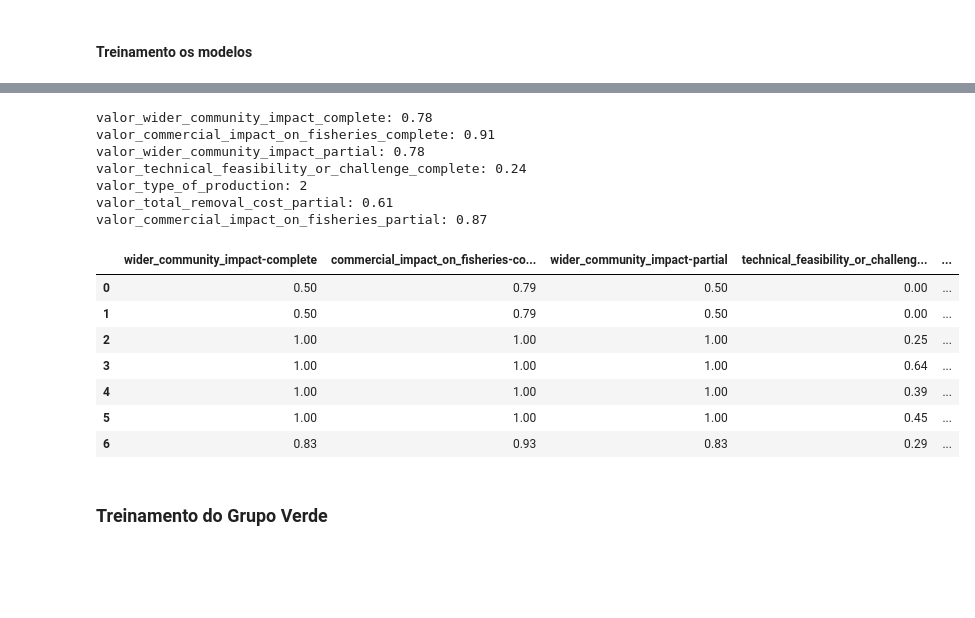
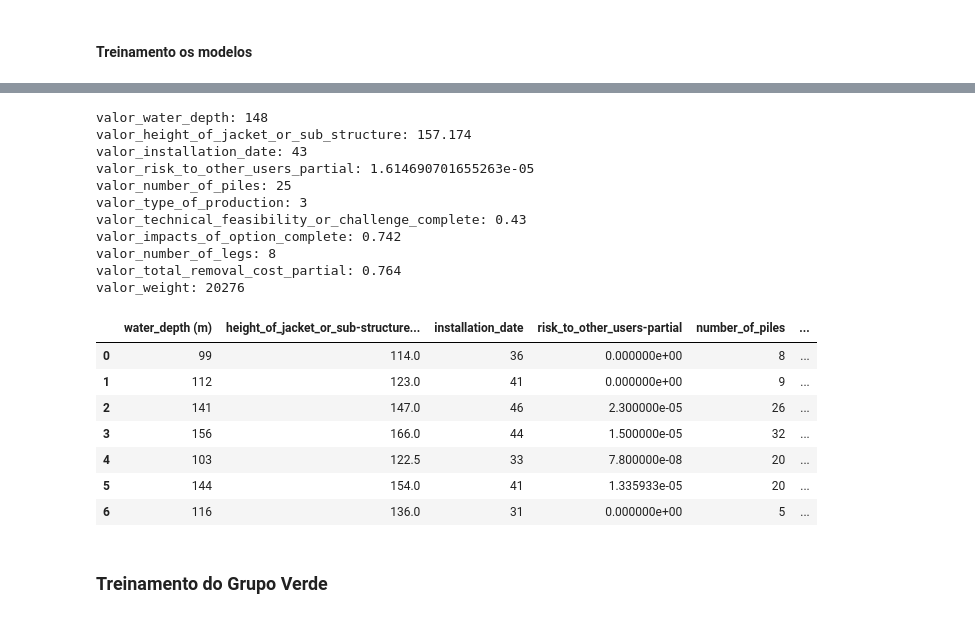
Before and after one commit to JailonWilliam/offshore-platform-decommissioning, a Jupyter notebook: notebooks/regressao_linear.ipynb, the cells around one changed output, grey strips where cells are left out. Drawn from its saved outputs; the diff is of its cells as text; code cells hidden in the pictures; blank space fills up the shorter version.

```diff
--- a/notebooks/regressao_linear.ipynb
+++ b/notebooks/regressao_linear.ipynb
@@ -13,10 +13,15 @@ import matplotlib.pyplot as plt
 
 from sklearn.decomposition import PCA
 from sklearn.linear_model import LinearRegression
+
+# Configurações para exibição do DataFrame
+pd.set_option('display.max_columns', None)  # Mostrar todas as colunas
+pd.set_option('display.max_rows', None)     # Mostrar todas as linhas
+pd.set_option('display.max_colwidth', None) # Mostrar todo o conteúdo das células
 # %% [markdown]
 ## Criação dos modelos de regressão para novos registros
 # %%
-df = pd.read_csv("../dados/plataforma.csv")
+df = pd.read_csv("../dados/nova_plataforma.csv")
 # %%
 df.head(7)
 # %% [output]
@@ -36,4 +40,4 @@ df.head(7)
 # %%
-colunas_para_dropar = ["impacts_of_option-partial", "total_removal_cost-complete", "platform"]
+colunas_para_dropar = ['platform', 'recommended (1 partial; 2 complete)', 'impacts_of_option-partial']
 df[colunas_para_dropar]
 # %% [output]
@@ -212,34 +282,44 @@ valor_commercial_impact_on_fisheries_partial = round(commercial_impact_on_fisher
 # %%
 # Raiz
-print(f"valor_wider_community_impact_complete: {valor_wider_community_impact_complete}")
+print(f"valor_water_depth: {valor_water_depth}")
 
 # Altura 1
-print(f"valor_commercial_impact_on_fisheries_complete: {valor_commercial_impact_on_fisheries_complete}")
-print(f"valor_wider_community_impact_partial: {valor_wider_community_impact_partial}")
-print(f"valor_technical_feasibility_or_challenge_complete: {valor_technical_feasibility_or_challenge_complete}")
-print(f"valor_type_of_production: {mapear_type_of_production(valor_type_of_production)}")
+print(f"valor_height_of_jacket_or_sub_structure: {valor_height_of_jacket_or_sub_structure}")
+print(f"valor_installation_date: {valor_installation_date}")
+print(f"valor_risk_to_other_users_partial: {valor_risk_to_other_users_partial}")
+print(f"valor_number_of_piles: {valor_number_of_piles}")
+print(f"valor_type_of_production: {valor_type_of_production}")
 
 # Altura 2
+print(f"valor_technical_feasibility_or_challenge_complete: {valor_technical_feasibility_or_challenge_complete}")
+print(f"valor_impacts_of_option_complete: {valor_impacts_of_option_complete}")
+print(f"valor_number_of_legs: {valor_number_of_legs}")
 print(f"valor_total_removal_cost_partial: {valor_total_removal_cost_partial}")
-print(f"valor_commercial_impact_on_fisheries_partial: {valor_commercial_impact_on_fisheries_partial}")
+
+# Altura 3
+print(f"valor_weight: {valor_weight}")
 # %% [output]
-valor_wider_community_impact_complete: 0.78
-valor_commercial_impact_on_fisheries_complete: 0.91
-valor_wider_community_impact_partial: 0.78
-valor_technical_feasibility_or_challenge_complete: 0.24
-valor_type_of_production: 2
-valor_total_removal_cost_partial: 0.61
-valor_commercial_impact_on_fisheries_partial: 0.87
+valor_water_depth: 148
+valor_height_of_jacket_or_sub_structure: 157.174
+valor_installation_date: 43
+valor_risk_to_other_users_partial: 1.614690701655263e-05
+valor_number_of_piles: 25
+valor_type_of_production: 3
+valor_technical_feasibility_or_challenge_complete: 0.43
+valor_impacts_of_option_complete: 0.742
+valor_number_of_legs: 8
+valor_total_removal_cost_partial: 0.764
+valor_weight: 20276
 # %%
-df[["wider_community_impact-complete", "commercial_impact_on_fisheries-complete", "wider_community_impact-partial", "technical_feasibility_or_challenge-complete", "type_of_production (1 oil and gas; 2 oil; 3 gas)", "total_removal_cost-partial", "commercial_impact_on_fisheries-partial"]]
+df[["water_depth (m)", "height_of_jacket_or_sub-structure (m)", "installation_date", "risk_to_other_users-partial", "number_of_piles", "type_of_production (1 oil and gas; 2 oil; 3 gas)", "technical_feasibility_or_challenge-complete", "impacts_of_option-complete", "number_of_legs", "total_removal_cost-partial", "weight (t)"]]
 # %% [output]
-|  | wider_community_impact-complete | commercial_impact_on_fisheries-co... | wider_community_impact-partial | technical_feasibility_or_challeng... | ... |
-| 0 | 0.50 | 0.79 | 0.50 | 0.00 | ... |
-| 1 | 0.50 | 0.79 | 0.50 | 0.00 | ... |
-| 2 | 1.00 | 1.00 | 1.00 | 0.25 | ... |
-| 3 | 1.00 | 1.00 | 1.00 | 0.64 | ... |
-| 4 | 1.00 | 1.00 | 1.00 | 0.39 | ... |
-| 5 | 1.00 | 1.00 | 1.00 | 0.45 | ... |
-| 6 | 0.83 | 0.93 | 0.83 | 0.29 | ... |
+|  | water_depth (m) | height_of_jacket_or_sub-structure... | installation_date | risk_to_other_users-partial | number_of_piles | ... |
+| 0 | 99 | 114.0 | 36 | 0.000000e+00 | 8 | ... |
+| 1 | 112 | 123.0 | 41 | 0.000000e+00 | 9 | ... |
+| 2 | 141 | 147.0 | 46 | 2.300000e-05 | 26 | ... |
+| 3 | 156 | 166.0 | 44 | 1.500000e-05 | 32 | ... |
+| 4 | 103 | 122.5 | 33 | 7.800000e-08 | 20 | ... |
+| 5 | 144 | 154.0 | 41 | 1.335933e-05 | 20 | ... |
+| 6 | 116 | 136.0 | 31 | 0.000000e+00 | 5 | ... |
 # %% [markdown]
 ### Treinamento do Grupo Verde
```
Also changed, not shown: parts of 61 cells of this notebook, 7 other files.
